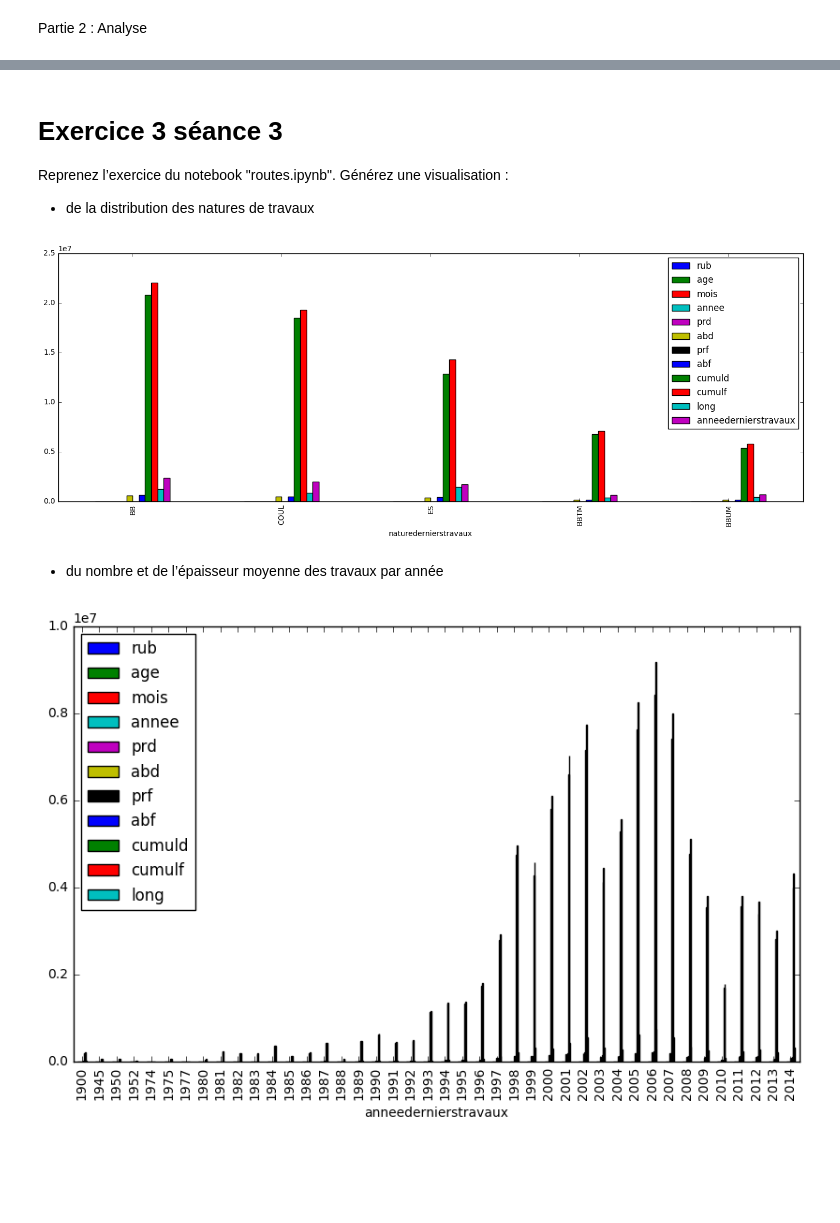
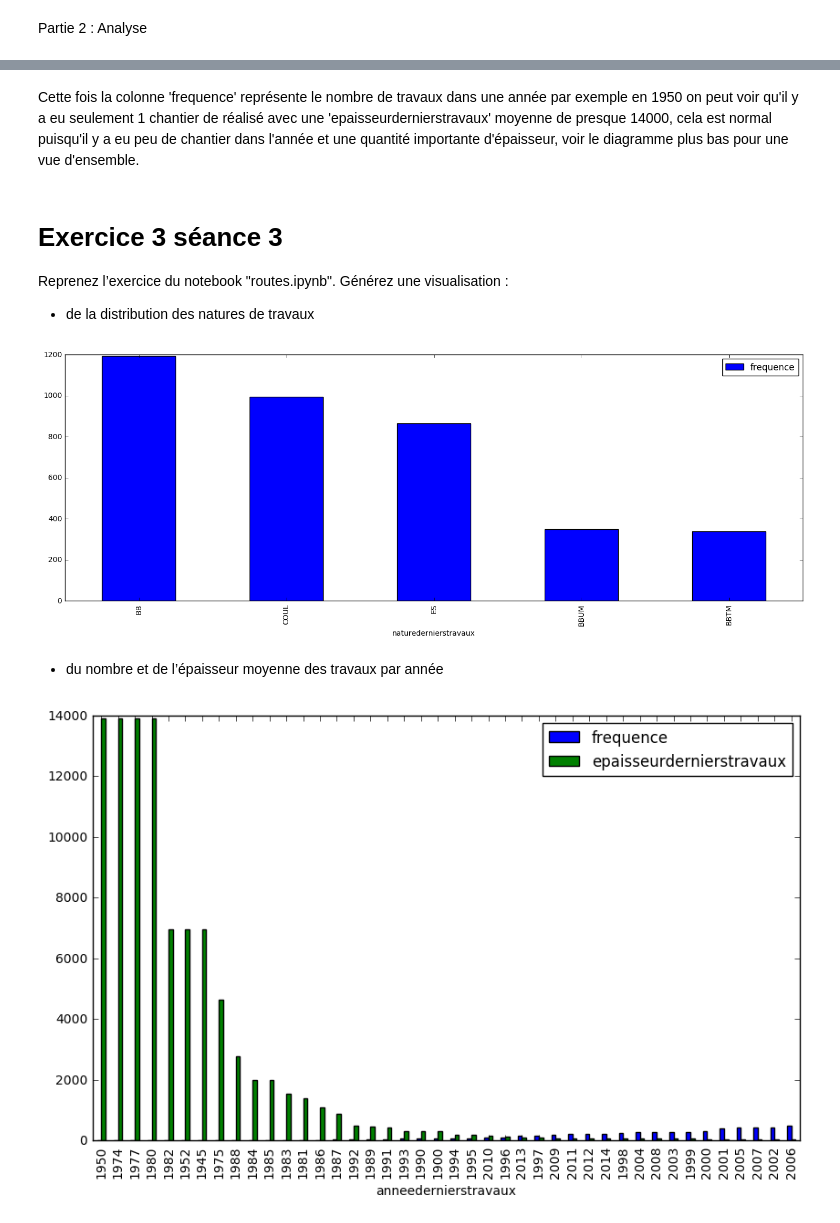
Before and after one commit to steven3092/python_notebook, a Jupyter notebook: routes.ipynb, the cells around one changed output, grey strips where cells are left out. Cells and saved outputs as stored; diff of their text form; code cells hidden in the pictures; blank space fills up the shorter version.

```diff
--- a/routes.ipynb
+++ b/routes.ipynb
@@ -7,6 +7,7 @@ import numpy as np
 import matplotlib.pyplot as plt
 # %%
 
-data = pd.read_csv('C:/Users/Steven/routes_travaux.csv', sep =';')
+data = pd.read_csv('C:/Users/Steven/routes_travaux.csv', sep =';', decimal = ',')
+data.insert(1, 'frequence', 1)
 data
 # %% [output]
@@ -187,0 +201,5 @@ KeyError: 'epaisseurdernierstravaux'
+# %%
+data_grouped2['epaisseurdernierstravaux'] = data_grouped2['epaisseurdernierstravaux']/data_grouped2['frequence']
+data_sorted2 = data_grouped2.sort_values('epaisseurdernierstravaux', ascending=False)
+data_sorted2_dropped = data_sorted2.drop(data_sorted2.columns[[1, 2, 3, 4, 5, 6, 7, 8, 9, 10, 11]], axis=1)
+data_sorted2_dropped
@@ -188,16 +225,18 @@ KeyError: 'epaisseurdernierstravaux'
+# %% [markdown]
+Cette fois la colonne 'frequence' représente le nombre de travaux dans une année par exemple en 1950 on peut voir qu'il y a eu seulement 1 chantier de réalisé avec une 'epaisseurdernierstravaux' moyenne de presque 14000, cela est normal puisqu'il y a eu peu de chantier dans l'année et une quantité importante d'épaisseur, voir le diagramme plus bas pour une vue d'ensemble.
 # %% [markdown]
 # Exercice 3 séance 3
 Reprenez l’exercice du notebook "routes.ipynb". Générez une visualisation :
 - de la distribution des natures de travaux
 # %%
-ax = data_nb5.plot(kind = "bar", figsize=(18,6))
+ax = data_nb5_dropped .plot(kind = "bar", figsize=(18,6))
 plt.show()
 # %% [output]
-[figure, old version]
+[figure, new version]
 # %% [markdown]
 - du nombre et de l’épaisseur moyenne des travaux par année
 # %%
-ax = data_grouped2.plot(kind = "bar", figsize=(10,6))
+ax = data_sorted2_dropped.plot(kind = "bar", figsize=(10,6))
 plt.show()
 # %% [output]
-[figure, old version]
+[figure, new version]
```
Also changed, not shown: parts of 13 cells of this notebook.
